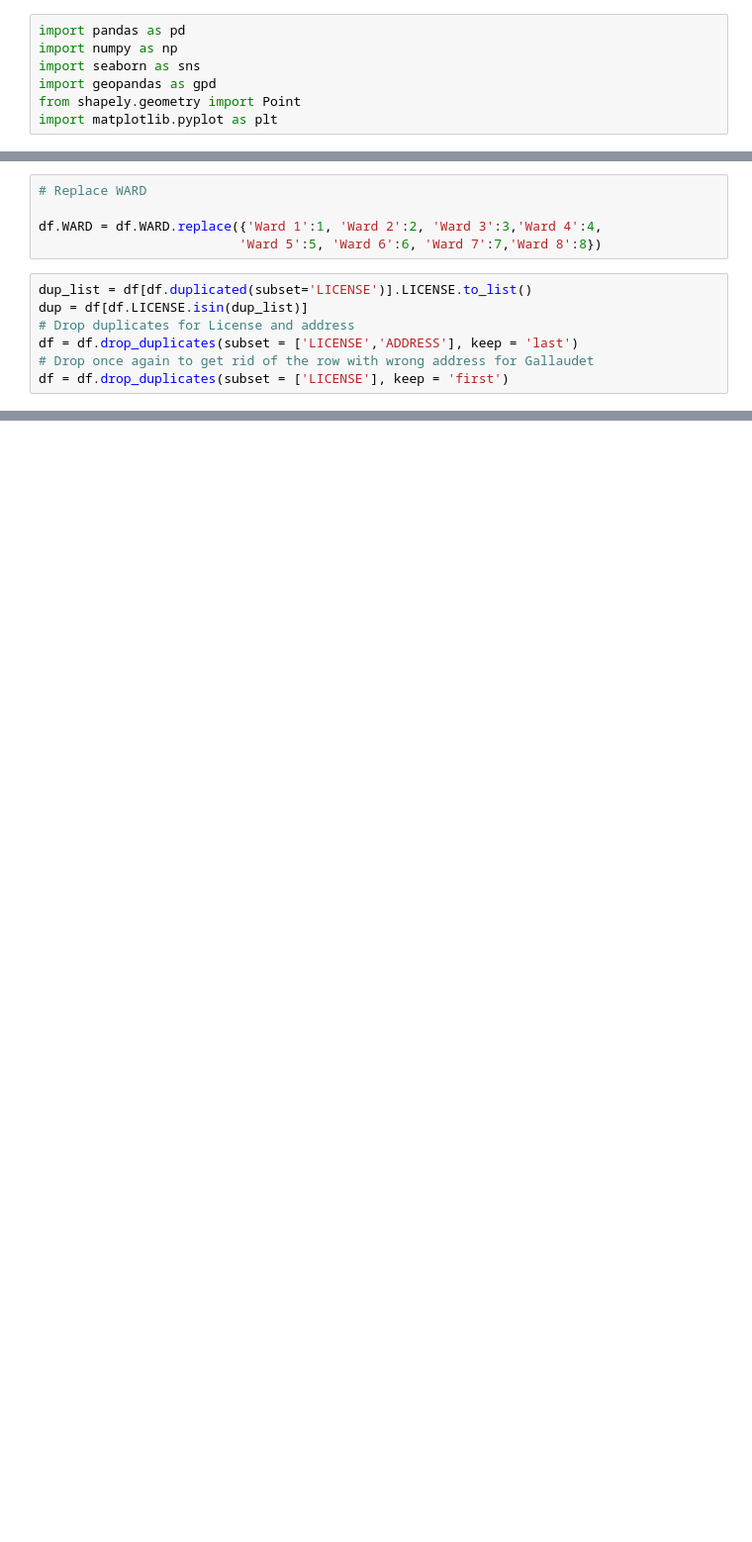
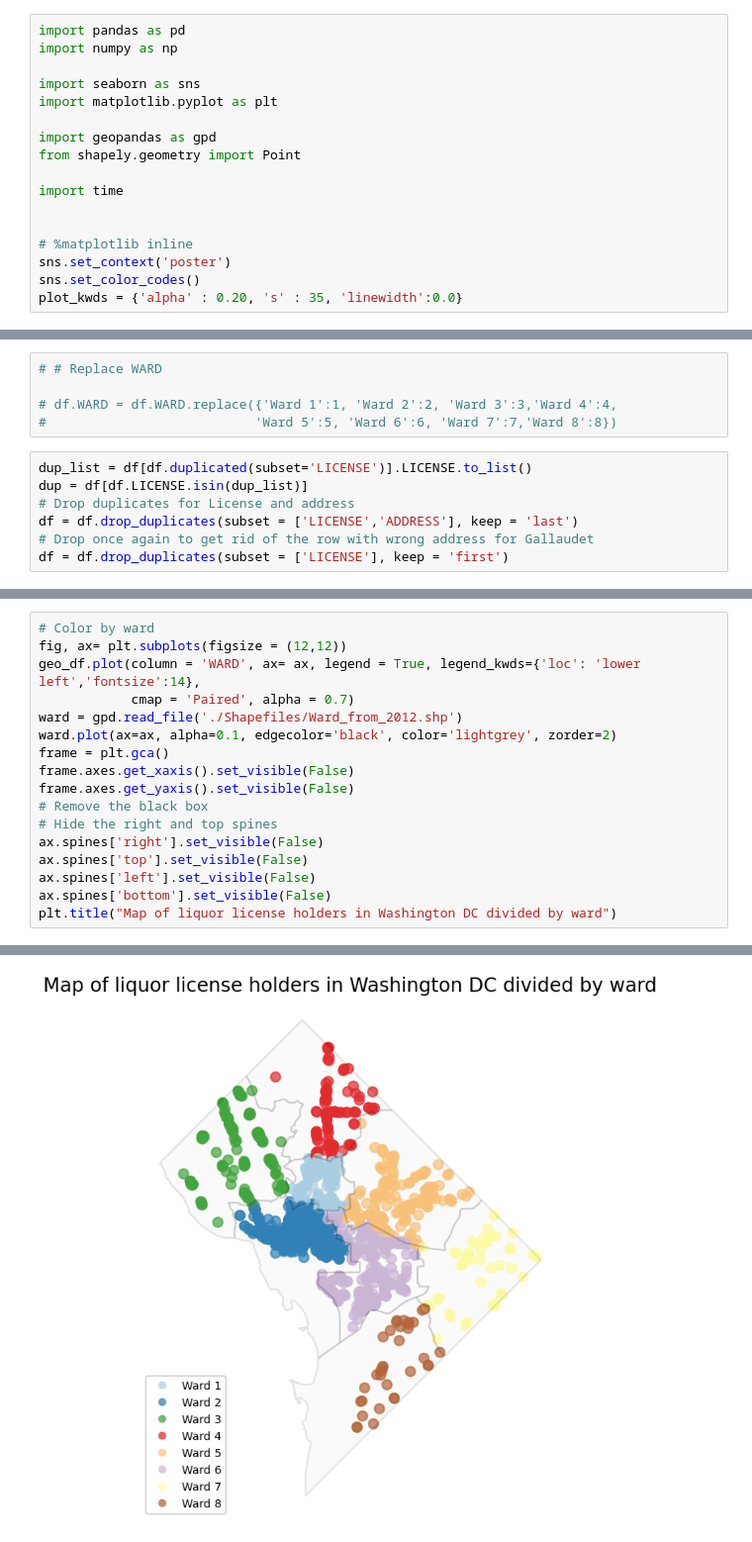
Before and after one commit to chav-ngvyen/unsupervised_machine_learning, a Jupyter notebook: Clustering_presentation/Density_clustering_presentation.ipynb, the cells around one changed output, grey strips where cells are left out. Shown at 99% size. Cells and saved outputs as stored; diff of their text form; blank space fills up the shorter version.

Commit message:
Presentation done, will add more resources if time allows in the morning

```diff
--- a/Clustering_presentation/Density_clustering_presentation.ipynb
+++ b/Clustering_presentation/Density_clustering_presentation.ipynb
@@ -1,7 +1,17 @@
 # %%
 import pandas as pd
 import numpy as np
+
 import seaborn as sns
+import matplotlib.pyplot as plt
+
 import geopandas as gpd
 from shapely.geometry import Point
-import matplotlib.pyplot as plt
+
+import time
+
+
+# %matplotlib inline
+sns.set_context('poster')
+sns.set_color_codes()
+plot_kwds = {'alpha' : 0.20, 's' : 35, 'linewidth':0.0}
@@ -20,10 +32,10 @@ df.TYPE = df.TYPE.replace({'Retail-Class B': 'Retail - Class B',
                 'Retail-Liquor Store':'Retail - Liquor Store',
                  'Retail-Full Service Grocery':'Retail - Full Service Grocery'})
 # %%
-# Replace WARD
+# # Replace WARD
 
-df.WARD = df.WARD.replace({'Ward 1':1, 'Ward 2':2, 'Ward 3':3,'Ward 4':4,
-                          'Ward 5':5, 'Ward 6':6, 'Ward 7':7,'Ward 8':8})
+# df.WARD = df.WARD.replace({'Ward 1':1, 'Ward 2':2, 'Ward 3':3,'Ward 4':4,
+#                           'Ward 5':5, 'Ward 6':6, 'Ward 7':7,'Ward 8':8})
 # %%
 dup_list = df[df.duplicated(subset='LICENSE')].LICENSE.to_list()
 dup = df[df.LICENSE.isin(dup_list)]
@@ -87,0 +104,18 @@ df.head()
+# %%
+# Color by ward
+fig, ax= plt.subplots(figsize = (12,12))
+geo_df.plot(column = 'WARD', ax= ax, legend = True, legend_kwds={'loc': 'lower left','fontsize':14},
+            cmap = 'Paired', alpha = 0.7)
+ward = gpd.read_file('./Shapefiles/Ward_from_2012.shp')
+ward.plot(ax=ax, alpha=0.1, edgecolor='black', color='lightgrey', zorder=2)
+frame = plt.gca()
+frame.axes.get_xaxis().set_visible(False)
+frame.axes.get_yaxis().set_visible(False)
+# Remove the black box
+# Hide the right and top spines
+ax.spines['right'].set_visible(False)
+ax.spines['top'].set_visible(False)
+ax.spines['left'].set_visible(False)
+ax.spines['bottom'].set_visible(False)
+plt.title("Map of liquor license holders in Washington DC divided by ward")
+# %% [output]
@@ -87,0 +123 @@ df.head()
+[figure, added]
```
Also changed, not shown: parts of 43 cells of this notebook.
